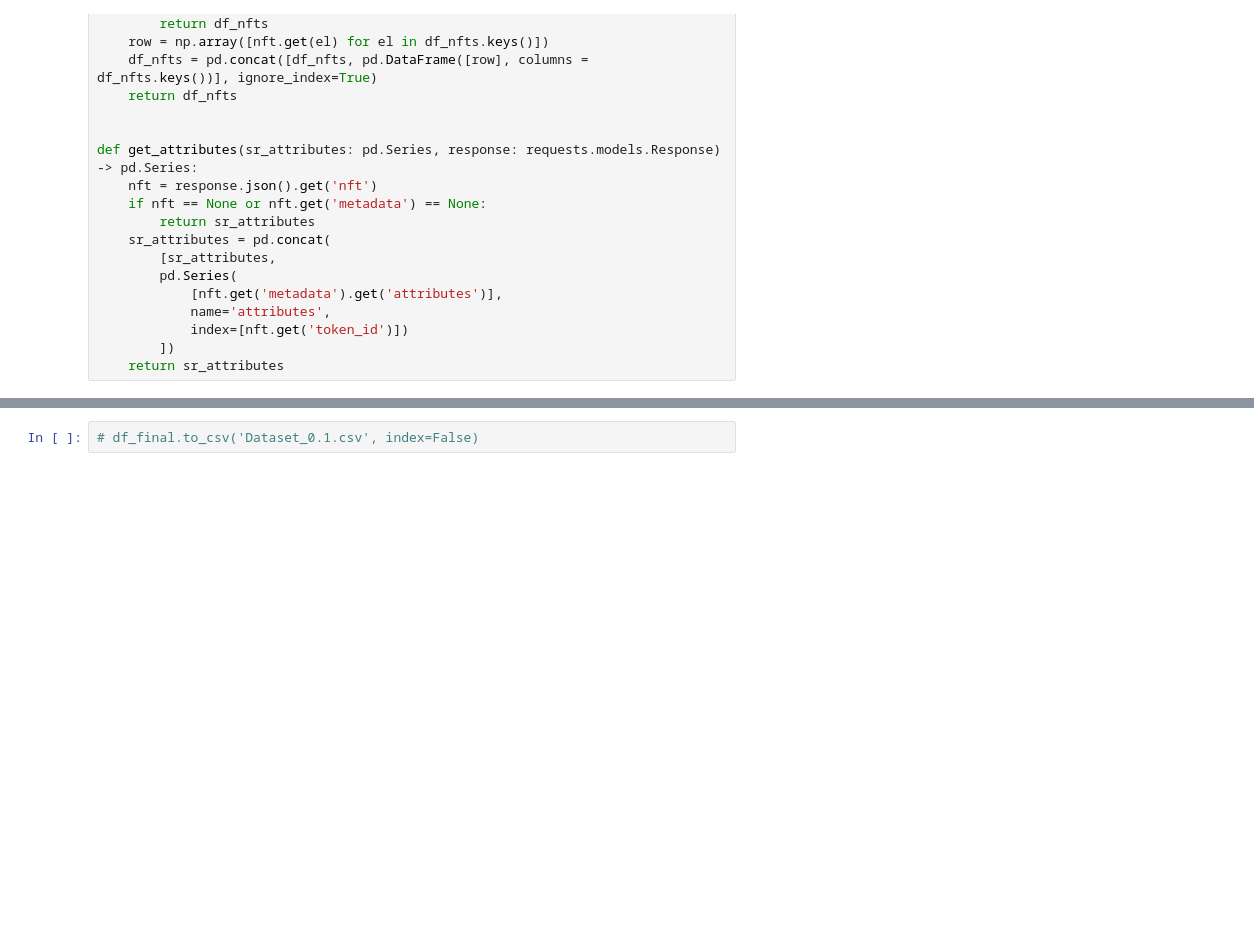
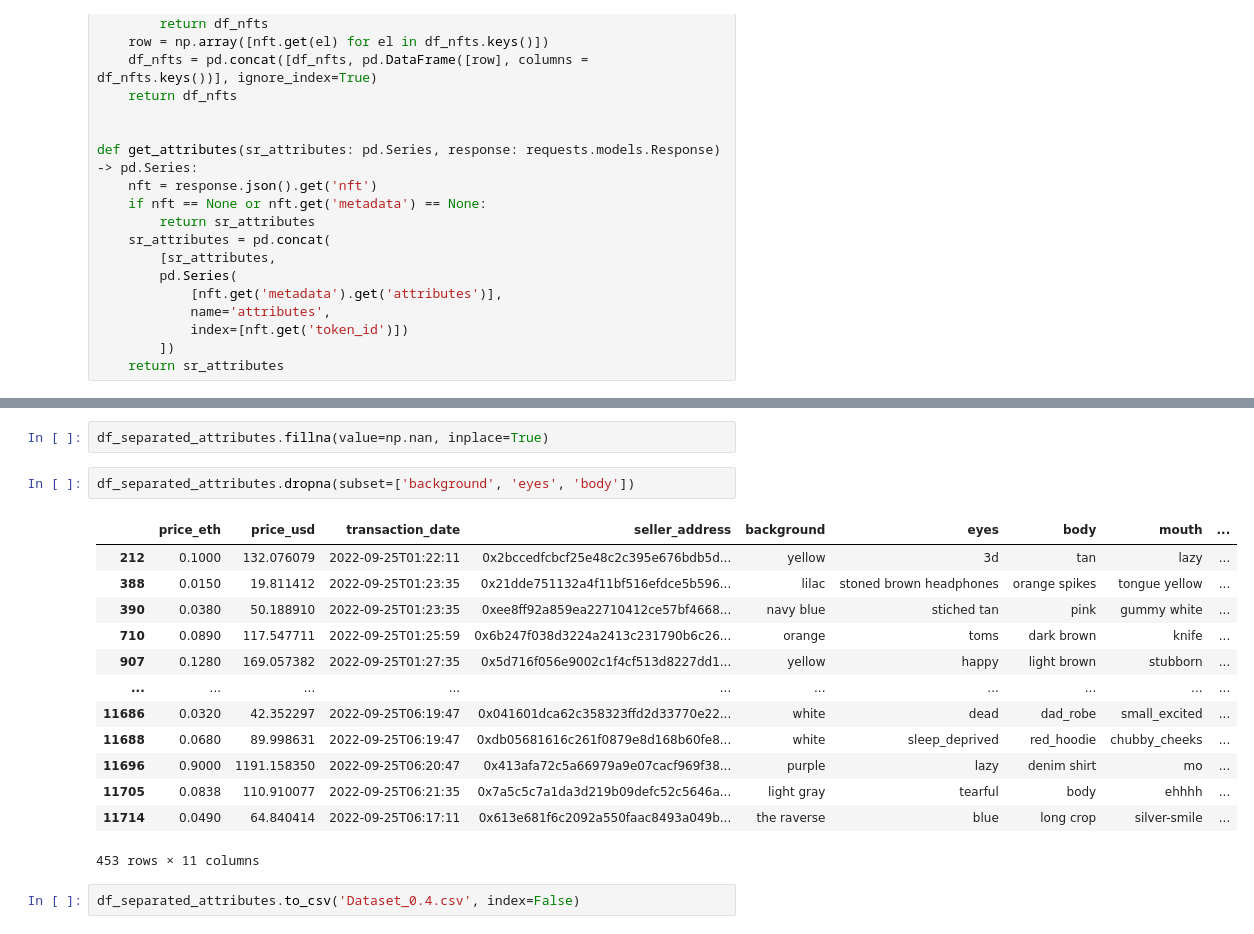
Before and after one commit to xkxixnxgx/get_nft_cost, a Jupyter notebook: get_dataset/data_from_api.ipynb, the cells around one changed output, grey strips where cells are left out. Drawn from its saved outputs; the diff is of its cells as text; blank space fills up the shorter version.

```diff
--- a/get_dataset/data_from_api.ipynb
+++ b/get_dataset/data_from_api.ipynb
@@ -127,2 +308,20 @@ df_final.head()
+# %%
+df_separated_attributes.fillna(value=np.nan, inplace=True)
+# %%
+df_separated_attributes.dropna(subset=['background', 'eyes', 'body'])
+# %% [output]
+|  | price_eth | price_usd | transaction_date | seller_address | background | eyes | body | mouth | ... |
+| 212 | 0.1000 | 132.076079 | 2022-09-25T01:22:11 | 0x2bccedfcbcf25e48c2c395e676bdb5d... | yellow | 3d | tan | lazy | ... |
+| 388 | 0.0150 | 19.811412 | 2022-09-25T01:23:35 | 0x21dde751132a4f11bf516efdce5b596... | lilac | stoned brown headphones | orange spikes | tongue yellow | ... |
+| 390 | 0.0380 | 50.188910 | 2022-09-25T01:23:35 | 0xee8ff92a859ea22710412ce57bf4668... | navy blue | stiched tan | pink | gummy white | ... |
+| 710 | 0.0890 | 117.547711 | 2022-09-25T01:25:59 | 0x6b247f038d3224a2413c231790b6c26... | orange | toms | dark brown | knife | ... |
+| 907 | 0.1280 | 169.057382 | 2022-09-25T01:27:35 | 0x5d716f056e9002c1f4cf513d8227dd1... | yellow | happy | light brown | stubborn | ... |
+| ... | ... | ... | ... | ... | ... | ... | ... | ... | ... |
+| 11686 | 0.0320 | 42.352297 | 2022-09-25T06:19:47 | 0x041601dca62c358323ffd2d33770e22... | white | dead | dad_robe | small_excited | ... |
+| 11688 | 0.0680 | 89.998631 | 2022-09-25T06:19:47 | 0xdb05681616c261f0879e8d168b60fe8... | white | sleep_deprived | red_hoodie | chubby_cheeks | ... |
+| 11696 | 0.9000 | 1191.158350 | 2022-09-25T06:20:47 | 0x413afa72c5a66979a9e07cacf969f38... | purple | lazy | denim shirt | mo | ... |
+| 11705 | 0.0838 | 110.910077 | 2022-09-25T06:21:35 | 0x7a5c5c7a1da3d219b09defc52c5646a... | light gray | tearful | body | ehhhh | ... |
+| 11714 | 0.0490 | 64.840414 | 2022-09-25T06:17:11 | 0x613e681f6c2092a550faac8493a049b... | the raverse | blue | long crop | silver-smile | ... |
+453 rows × 11 columns
 # %%
-# df_final.to_csv('Dataset_0.1.csv', index=False)
+df_separated_attributes.to_csv('Dataset_0.4.csv', index=False)
```
Also changed, not shown: parts of 19 cells of this notebook, 4 other files.
